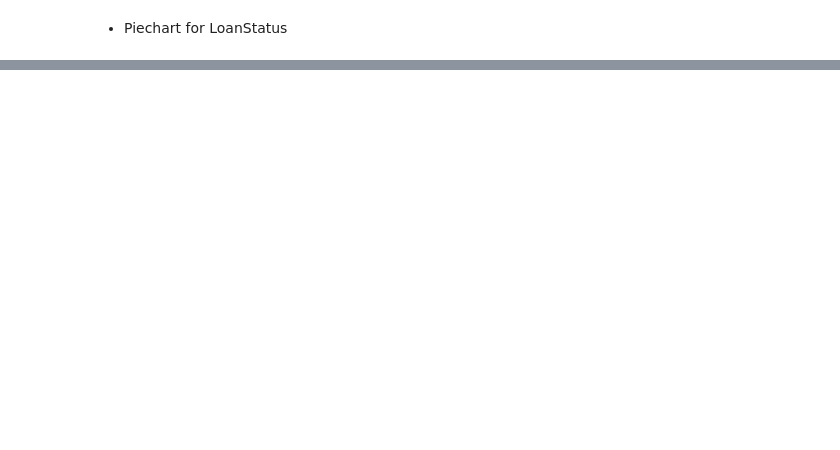
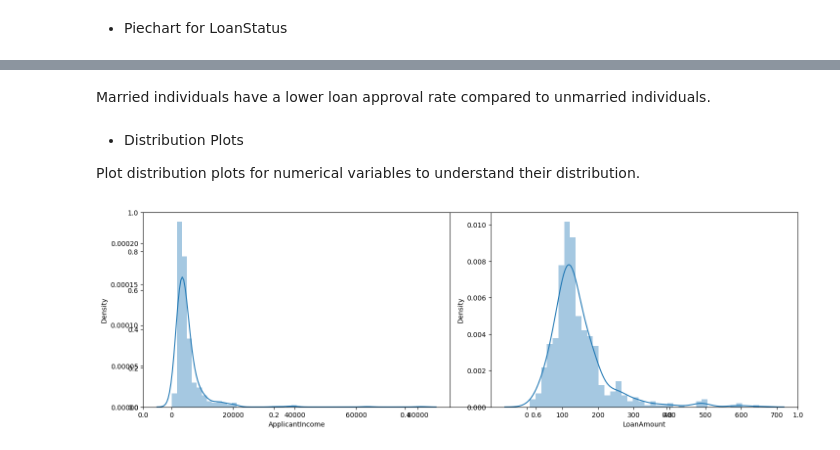
Before and after one commit to avinash2302res07/Loan-Eligibility-Prediction-Using-Regression-Models-in-Python, a Jupyter notebook: Loan_Eligibility_Prediction_Using_Regression_Models.ipynb, the cells around one changed output, grey strips where cells are left out. Drawn from its saved outputs; the diff is of its cells as text; code cells hidden in the pictures; blank space fills up the shorter version.

```diff
--- a/Loan_Eligibility_Prediction_Using_Regression_Models.ipynb
+++ b/Loan_Eligibility_Prediction_Using_Regression_Models.ipynb
@@ -47,0 +102,15 @@ df.shape
+# %% [markdown]
+Married individuals have a lower loan approval rate compared to unmarried individuals.
+# %% [markdown]
+* Distribution Plots
+
+Plot distribution plots for numerical variables to understand their distribution.
+# %%
+plt.subplots(figsize=(15, 5))
+for i, col in enumerate(['ApplicantIncome', 'LoanAmount']):
+    plt.subplot(1, 2, i+1)
+    sb.distplot(df[col])
+plt.tight_layout()
+plt.show()
+# %% [output]
+[figure, added]
```
Also changed, not shown: parts of 14 cells of this notebook.
